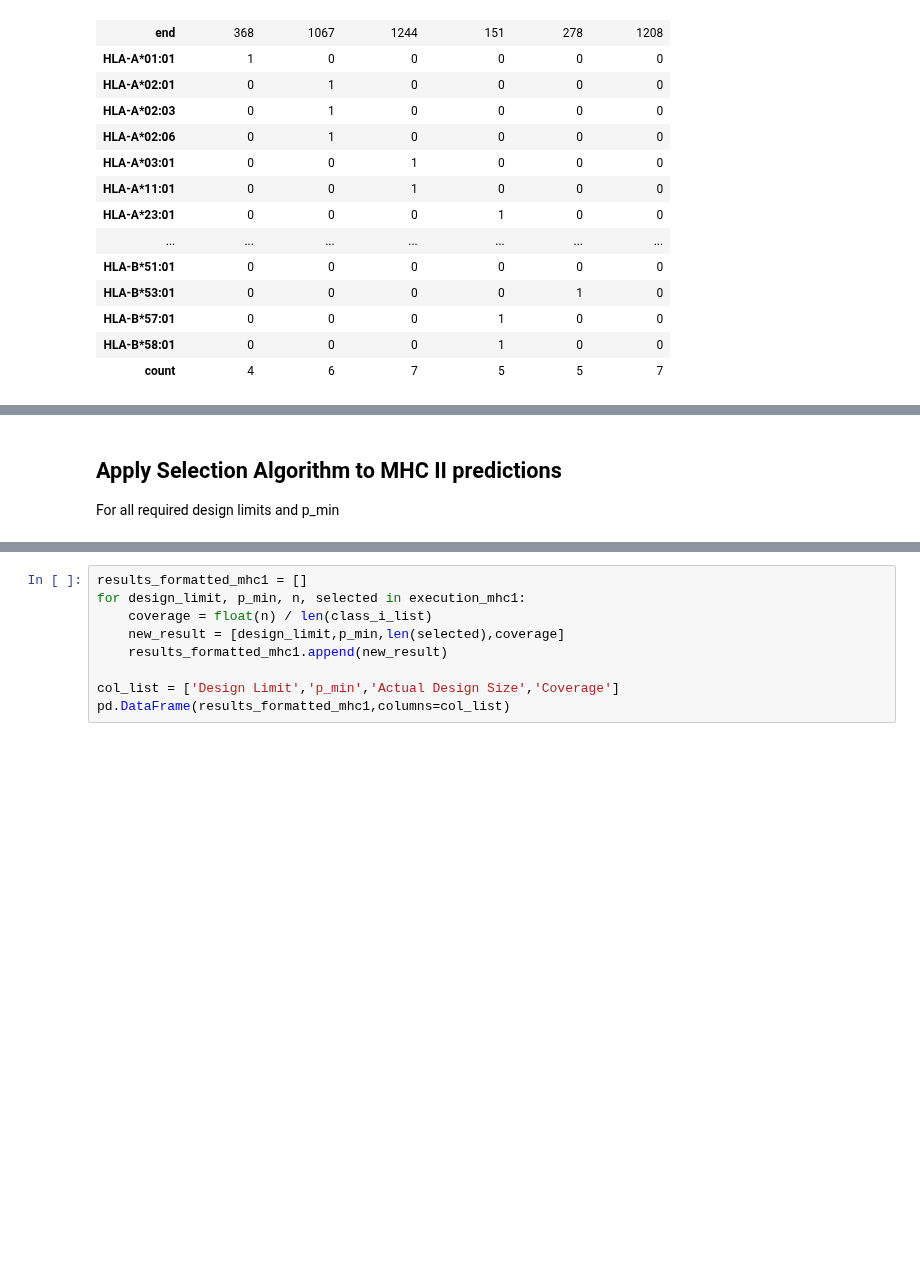
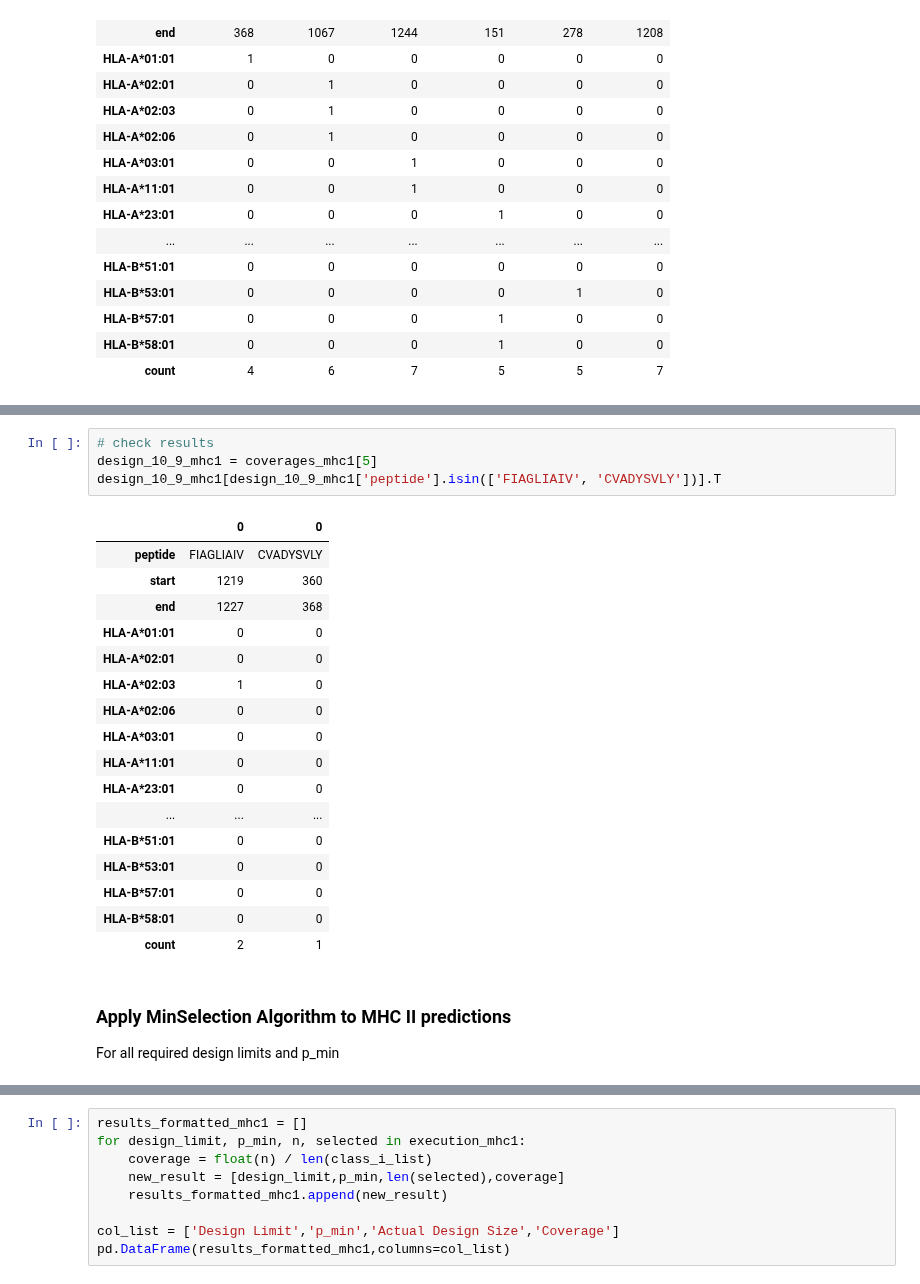
Before and after one commit to ryanquinnnelson/CMU-02718-HW5, a Jupyter notebook: 02_518_02_718_HW_5_ryann.ipynb, the cells around one changed output, grey strips where cells are left out. Cells and saved outputs as stored; diff of their text form; blank space fills up the shorter version.

Commit message:
Working on fairness algorithm for coverage

```diff
--- a/02_518_02_718_HW_5_ryann.ipynb
+++ b/02_518_02_718_HW_5_ryann.ipynb
@@ -1720,5 +1733,27 @@ design_10_6_mhc1[design_10_6_mhc1['peptide'].isin(['CVADYSVLY', 'QELGKYEQY', 'YY
+# %%
+# check results
+design_10_9_mhc1 = coverages_mhc1[5]
+design_10_9_mhc1[design_10_9_mhc1['peptide'].isin(['FIAGLIAIV', 'CVADYSVLY'])].T
+# %% [output]
+|  | 0 | 0 |
+| peptide | FIAGLIAIV | CVADYSVLY |
+| start | 1219 | 360 |
+| end | 1227 | 368 |
+| HLA-A*01:01 | 0 | 0 |
+| HLA-A*02:01 | 0 | 0 |
+| HLA-A*02:03 | 1 | 0 |
+| HLA-A*02:06 | 0 | 0 |
+| HLA-A*03:01 | 0 | 0 |
+| HLA-A*11:01 | 0 | 0 |
+| HLA-A*23:01 | 0 | 0 |
+| ... | ... | ... |
+| HLA-B*51:01 | 0 | 0 |
+| HLA-B*53:01 | 0 | 0 |
+| HLA-B*57:01 | 0 | 0 |
+| HLA-B*58:01 | 0 | 0 |
+| count | 2 | 1 |
 # %% [markdown]
-## Apply Selection Algorithm to MHC II predictions
+### Apply MinSelection Algorithm to MHC II predictions
 For all required design limits and p_min
 # %%
 %%time
```
Also changed, not shown: parts of 17 cells of this notebook.
